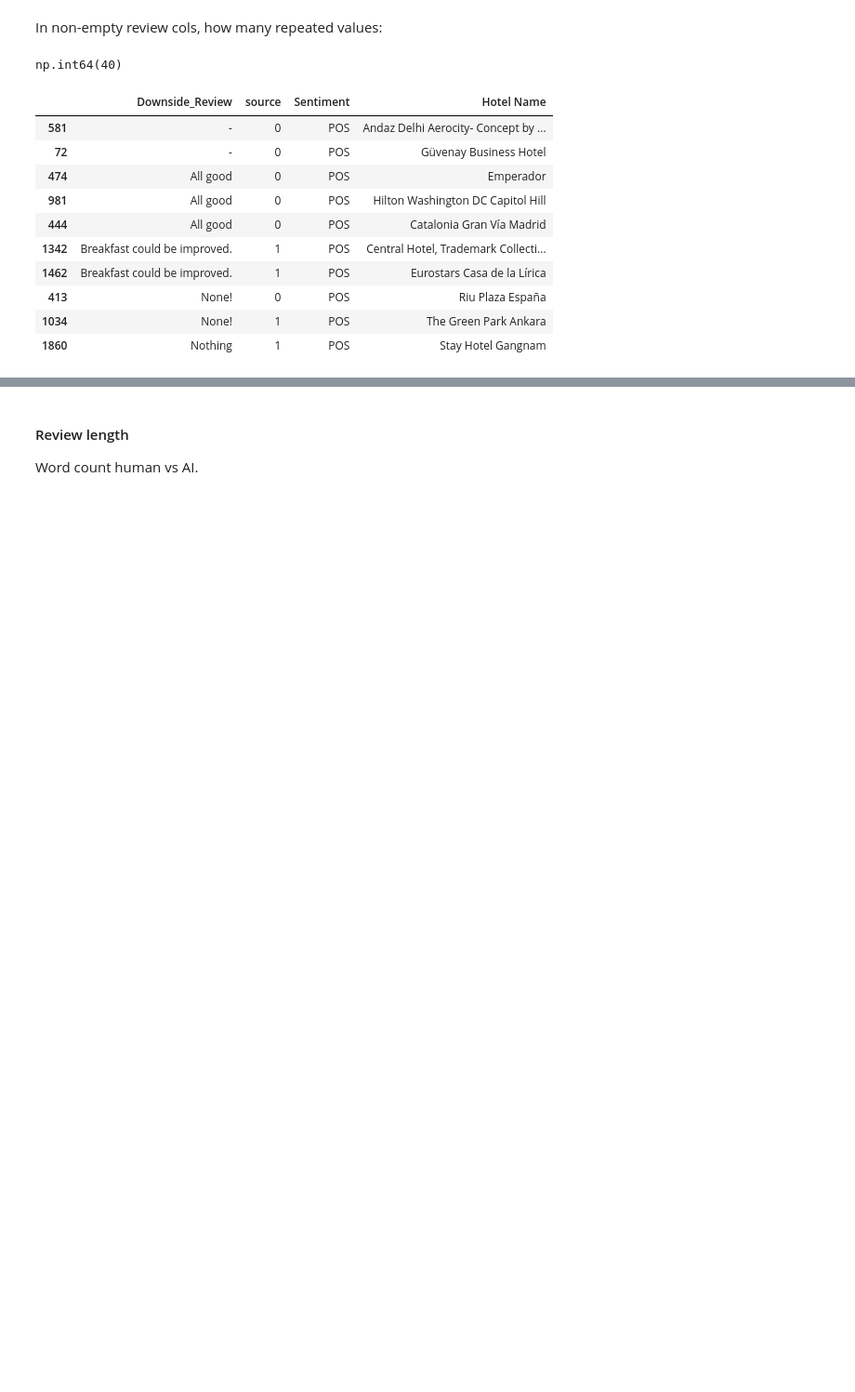
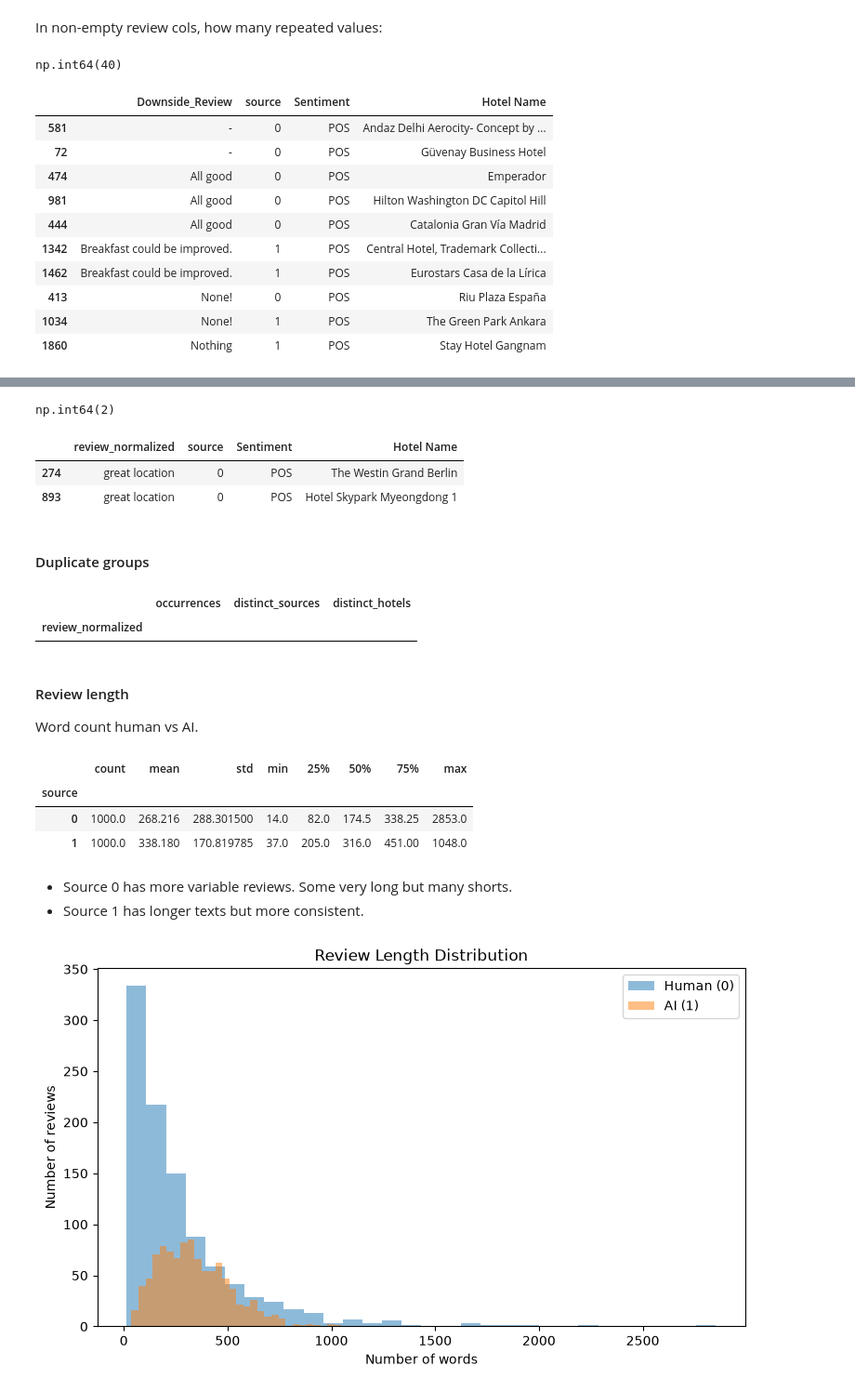
Before and after one commit to Moniica22/DM_assignment, a Jupyter notebook: eda_moni.ipynb, the cells around one changed output, grey strips where cells are left out. Shown at 93% size. Cells and saved outputs as stored; diff of their text form; code cells hidden in the pictures; blank space fills up the shorter version.

```diff
--- a/eda_moni.ipynb
+++ b/eda_moni.ipynb
@@ -163,0 +169,17 @@ repeated[[col, "source", "Sentiment", "Hotel Name"]].sort_values(by=col).head(10
+# %%
+def normalize_duplicates(text):
+    if pd.isna(text):
+        return ""
+    text = str(text).lower()
+    text = re.sub(r"[^\w\s]", " ", text)  # remove punctuation/symbols
+    text = re.sub(r"\s+", " ", text) # replace multiple spaces with a single space
+
+    return text.strip() # remove leading/trailing spaces
+# %%
+df["up_review_normalized"] = df["Upside_Review"].apply(normalize_duplicates)
+
+df["down_review_normalized"] = df["Downside_Review"].apply(normalize_duplicates)
+
+df["review_normalized"] = (df["up_review_normalized"] + " " + df["down_review_normalized"]).str.strip()
+
+df[["up_review_normalized", "down_review_normalized", "review_normalized"]].head(20)
@@ -164,4 +204,65 @@ repeated[[col, "source", "Sentiment", "Hotel Name"]].sort_values(by=col).head(10
+# %%
+norm_duplicates = df.duplicated(subset=["review_normalized"], keep=False)
+norm_duplicates.sum()
+# %% [output]
+np.int64(2)
+# %%
+df.loc[norm_duplicates, ["review_normalized", "source", "Sentiment", "Hotel Name"]].sort_values("review_normalized")
+# %% [output]
+|  | review_normalized | source | Sentiment | Hotel Name |
+| 274 | great location | 0 | POS | The Westin Grand Berlin |
+| 893 | great location | 0 | POS | Hotel Skypark Myeongdong 1 |
+# %% [markdown]
+#### Duplicate groups
+# %%
+dupl_groups = (df.groupby("review_normalized").agg(occurrences=("source", "nunique"),
+                                                   distinct_sources=("source", "nunique"),
+                                                    distinct_hotels=("Hotel Name", "nunique")
+                                                    )
+                                                     .query("occurrences > 1")
+                                                     .sort_values("occurrences", ascending=False)
+                                                )
+dupl_groups.head()
+# %% [output]
+|  | occurrences | distinct_sources | distinct_hotels |
+| review_normalized |  |  |  |
 # %% [markdown]
 #### Review length
 
 Word count human vs AI.
+# %%
+# No remove of punctuation/symbols
+upside = df["Upside_Review"].fillna("")
+downside = df["Downside_Review"].fillna("")
+
+df["review_text"] = upside + " " + downside
+df["review_text"] = df["review_text"].str.strip()
+# %%
+df["word_count"] = df["review_text"].str.strip().str.len()
+
+df.groupby("source")["word_count"].describe()
+# %% [output]
+|  | count | mean | std | min | 25% | 50% | 75% | max |
+| source |  |  |  |  |  |  |  |  |
+| 0 | 1000.0 | 268.216 | 288.301500 | 14.0 | 82.0 | 174.5 | 338.25 | 2853.0 |
+| 1 | 1000.0 | 338.180 | 170.819785 | 37.0 | 205.0 | 316.0 | 451.00 | 1048.0 |
+# %% [markdown]
+- Source 0 has more variable reviews. Some very long but many shorts.
+- Source 1 has longer texts but more consistent.
+# %%
+human = df[df["source"] == 0]
+ai = df[df["source"] == 1]
+
+plt.figure(figsize=(9, 5))
+
+plt.hist(human["word_count"], bins=30, alpha=0.5, label="Human (0)")
+plt.hist(ai["word_count"], bins=30, alpha=0.5, label="AI (1)")
+
+plt.xlabel("Number of words")
+plt.ylabel("Number of reviews")
+plt.title("Review Length Distribution")
+
+plt.legend()
+plt.show()
+# %% [output]
+[figure, added]
```
Also changed, not shown: parts of 16 cells of this notebook, 2 other files.
